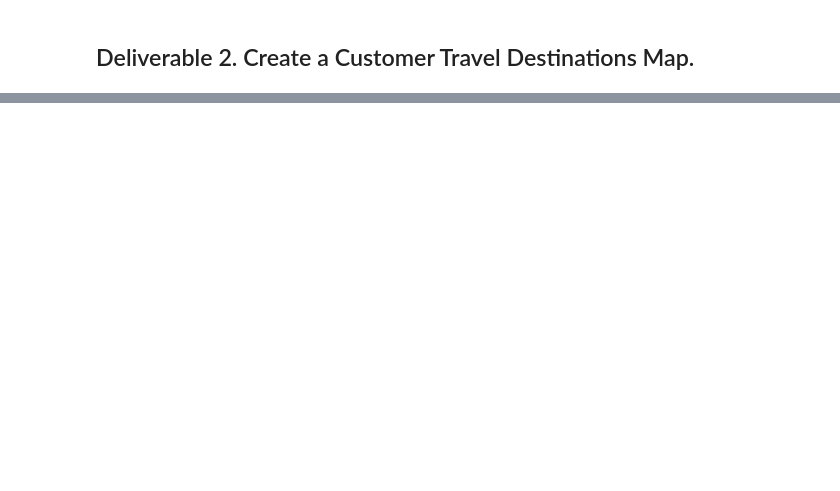
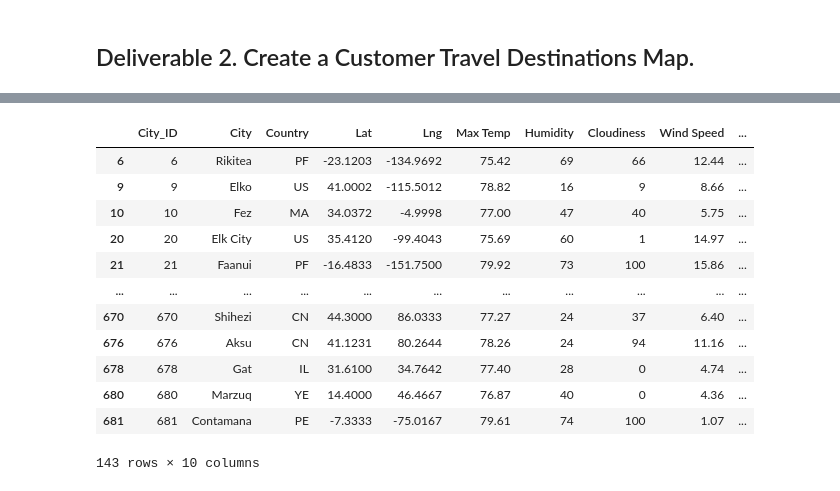
Before and after one commit to AyseH/World_Weather_Analysis, a Jupyter notebook: Vacation_Search/Vacation_Search.ipynb, the cells around one changed output, grey strips where cells are left out. Drawn from its saved outputs; the diff is of its cells as text; code cells hidden in the pictures; blank space fills up the shorter version.

```diff
--- a/Vacation_Search/Vacation_Search.ipynb
+++ b/Vacation_Search/Vacation_Search.ipynb
@@ -13,6 +13,6 @@ from config import g_key
 gmaps.configure(api_key=g_key)
 # %%
 # 1. Import the WeatherPy_database.csv file.
-city_data_df = pd.read_csv("Weather_Database/WeatherPy_database.csv")
+city_data_df = pd.read_csv("../Weather_Database/WeatherPy_Database.csv")
 city_data_df.head()
 # %% [output]
@@ -36,7 +59,21 @@ NameError: name 'preferred_cities_df' is not defined
 # %%
 # 4b. Drop any empty rows and create a new DataFrame that doesn’t have empty rows.
 clean_df = preferred_cities_df.dropna()
-clean_df
+clean_df.head()
+# %% [output]
+|  | City_ID | City | Country | Lat | Lng | Max Temp | Humidity | Cloudiness | Wind Speed | ... |
+| 6 | 6 | Rikitea | PF | -23.1203 | -134.9692 | 75.42 | 69 | 66 | 12.44 | ... |
+| 9 | 9 | Elko | US | 41.0002 | -115.5012 | 78.82 | 16 | 9 | 8.66 | ... |
+| 10 | 10 | Fez | MA | 34.0372 | -4.9998 | 77.00 | 47 | 40 | 5.75 | ... |
+| 20 | 20 | Elk City | US | 35.4120 | -99.4043 | 75.69 | 60 | 1 | 14.97 | ... |
+| 21 | 21 | Faanui | PF | -16.4833 | -151.7500 | 79.92 | 73 | 100 | 15.86 | ... |
+| ... | ... | ... | ... | ... | ... | ... | ... | ... | ... | ... |
+| 670 | 670 | Shihezi | CN | 44.3000 | 86.0333 | 77.27 | 24 | 37 | 6.40 | ... |
+| 676 | 676 | Aksu | CN | 41.1231 | 80.2644 | 78.26 | 24 | 94 | 11.16 | ... |
+| 678 | 678 | Gat | IL | 31.6100 | 34.7642 | 77.40 | 28 | 0 | 4.74 | ... |
+| 680 | 680 | Marzuq | YE | 14.4000 | 46.4667 | 76.87 | 40 | 0 | 4.36 | ... |
+| 681 | 681 | Contamana | PE | -7.3333 | -75.0167 | 79.61 | 74 | 100 | 1.07 | ... |
+143 rows × 10 columns
 # %%
 # 5a. Create DataFrame called hotel_df to store hotel names along with city, country, max temp, and coordinates.
 hotel_df = clean_df[["City", "Country", "Max Temp", "Current Description", "Lat", "Lng"]].copy()
```
Also changed, not shown: parts of 10 cells of this notebook, 5 other files.
